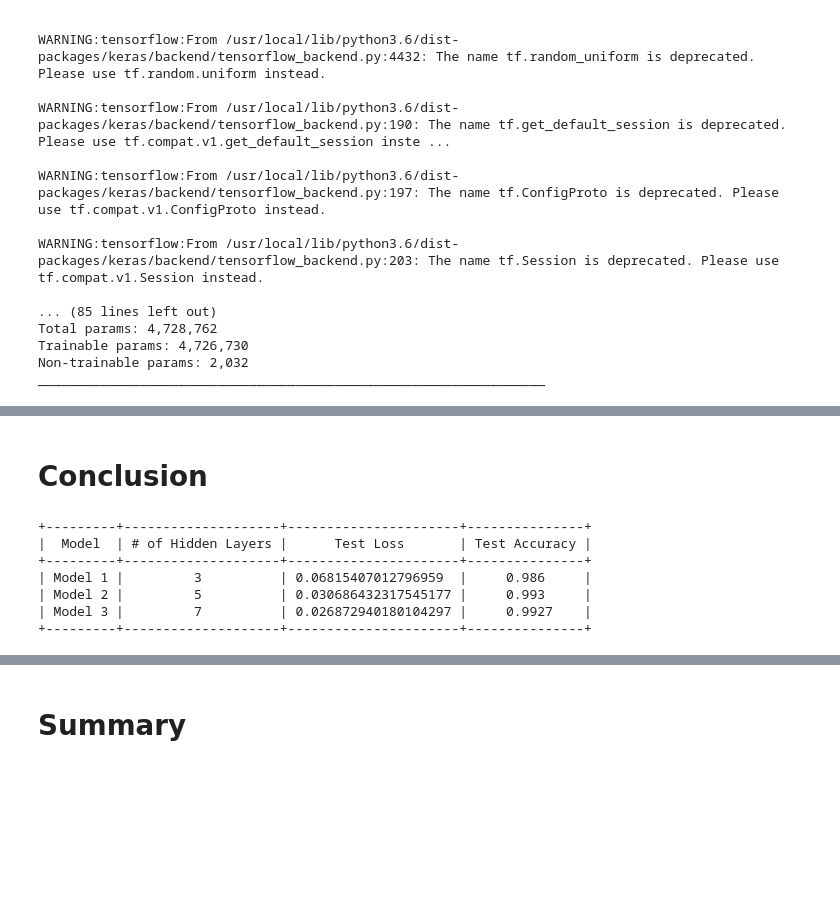
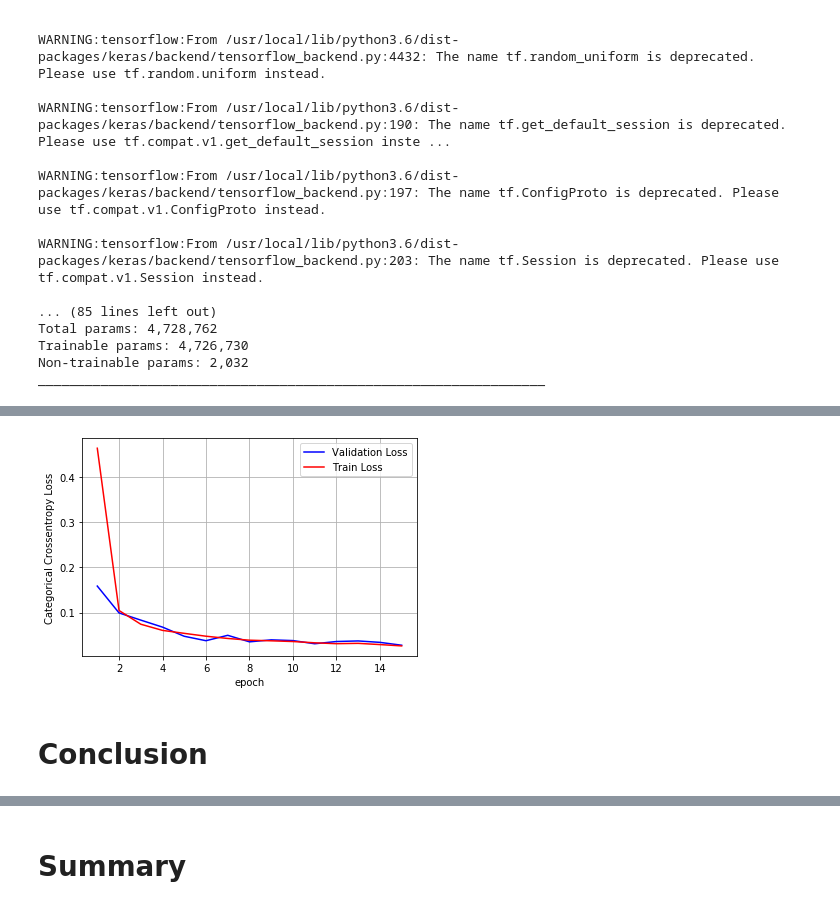
Before and after one commit to dataenthusiast092/Applied-AI-Assignments-Case-Studies, a Jupyter notebook: Assignment-D2-M13 - Try various CNN networks on MNIST dataset.ipynb, the cells around one changed output, grey strips where cells are left out. Drawn from its saved outputs; the diff is of its cells as text; code cells hidden in the pictures; blank space fills up the shorter version.

```diff
--- a/Assignment-D2-M13 - Try various CNN networks on MNIST dataset.ipynb
+++ b/Assignment-D2-M13 - Try various CNN networks on MNIST dataset.ipynb
@@ -329,14 +371,12 @@ model3.compile(loss=keras.losses.categorical_crossentropy,
               optimizer=keras.optimizers.Adadelta(),
               metrics=['accuracy'])
 
-model3.fit(x_train, y_train,
+history3 = model3.fit(x_train, y_train,
           batch_size=batch_size,
           epochs=epochs,
           verbose=1,
           validation_data=(x_test, y_test))
-score = model3.evaluate(x_test, y_test, verbose=0)
-print('Test loss:', score[0])
-print('Test accuracy:', score[1])
+score3 = model3.evaluate(x_test, y_test, verbose=0)
 # %% [output]
 WARNING:tensorflow:From /usr/local/lib/python3.6/dist-packages/keras/optimizers.py:793: The name tf.train.Optimizer is deprecated. Please use tf.compat.v1.train.Optimizer instead.
 
@@ -357,0 +398,16 @@ Test accuracy: 0.9927
+# %%
+import matplotlib.pyplot as plt
+%matplotlib inline
+print('Test Loss:', score3[0])
+print('Test Accuracy:', score3[1])
+
+fig,ax = plt.subplots(1,1)
+ax.set_xlabel('epoch') ; ax.set_ylabel('Categorical Crossentropy Loss')
+
+# list of epoch numbers
+x = list(range(1,epochs+1))
+
+vy = history3.history['val_loss']
+ty = history3.history['loss']
+plt_dynamic(x, vy, ty, ax)
+# %% [output]
@@ -358,3 +416,4 @@ Test accuracy: 0.9927
+[figure, added]
 # %% [markdown]
 # Conclusion
 # %%
@@ -362,15 +423,5 @@ from prettytable import PrettyTable
 # %%
-x = PrettyTable()
-x.field_names = ['Model', '# of Hidden Layers', 'Test Loss', 'Test Accuracy']
-x.add_row(['Model 1', '3', '0.06815407012796959', '0.986'])
-x.add_row(['Model 2', '5', '0.030686432317545177', '0.993'])
-x.add_row(['Model 3', '7', '0.026872940180104297', '0.9927'])
-print(x)
+x.field_names = ['Model #', '# of Conv', 'Test Loss', 'Test Accuracy']
+x.add_row(['1', '3', '0.06833062314643157', '0.9875'])
+x.add_row(['2', '5', '0.04322146709871818', '0.9926'])
+x.add_row(['3', '7', '0.027568514890003098', '0.9939'])
-# %% [output]
-+---------+--------------------+----------------------+---------------+
-|  Model  | # of Hidden Layers |      Test Loss       | Test Accuracy |
-+---------+--------------------+----------------------+---------------+
-| Model 1 |         3          | 0.06815407012796959  |     0.986     |
-| Model 2 |         5          | 0.030686432317545177 |     0.993     |
-| Model 3 |         7          | 0.026872940180104297 |     0.9927    |
-+---------+--------------------+----------------------+---------------+
```
Also changed, not shown: parts of 12 cells of this notebook.
